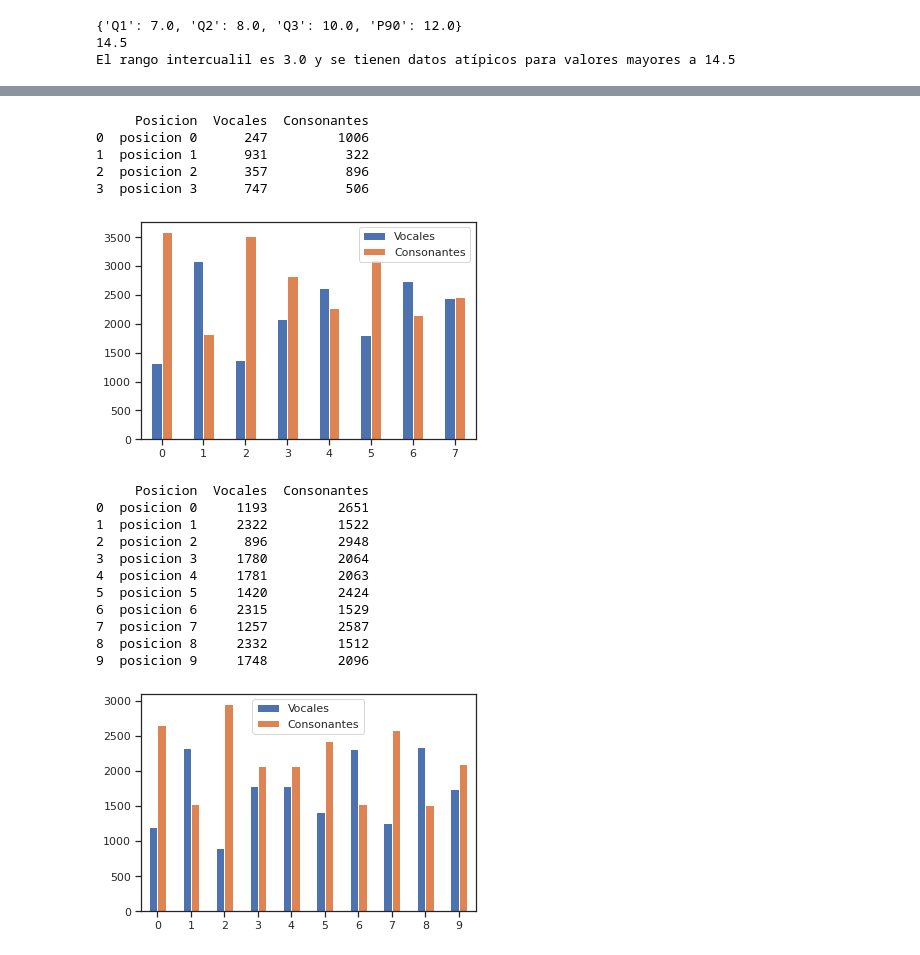
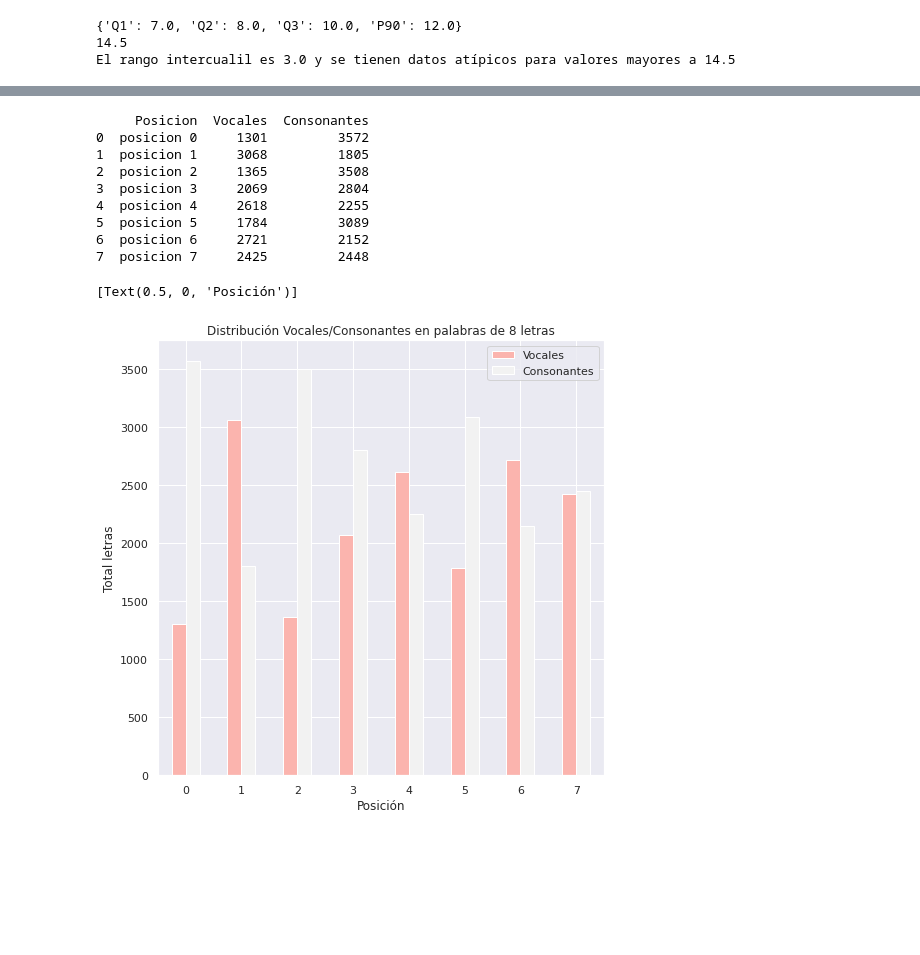
Before and after one commit to Ladangigo/WORDLE_Entendimiento_datos, a Jupyter notebook: Estadisticos.ipynb, the cells around one changed output, grey strips where cells are left out. Cells and saved outputs as stored; diff of their text form; code cells hidden in the pictures; blank space fills up the shorter version.

```diff
--- a/Estadisticos.ipynb
+++ b/Estadisticos.ipynb
@@ -11,7 +12,7 @@ import os
 # %% [markdown]
 Se realizan muestreos de cada fuente de información
 # %%
-with open('/content/Data/final_resume_file.txt', 'r',encoding="utf8") as raw_file:
+with open('/content/Data/final_cleanLauraV4.txt', 'r',encoding="utf8") as raw_file:
     archivo = raw_file.read()
 # %%
 final_resume_file = archivo.split(' ')
@@ -243,19 +446,20 @@ DF_wordInfo = pd.DataFrame(dictToDF_wordInfo)
 sns.set_theme(style="ticks")
 
 # Initialize the figure with a logarithmic x axis
-f, ax = plt.subplots(figsize=(27, 15))
+f, ax = plt.subplots(figsize=(15, 8))
 
 # Plot the orbital period with horizontal boxes
-sns.boxplot(x="Posicion", y="Letra", data=DF_letterPosition.sort_values('Letra'),
-            whis=[0, 100], width=.6, palette="vlag")
+sns.boxplot(x="Letra", y="Posicion", data=DF_letterPosition.sort_values('Letra'),
+            whis=[0, 100], width=.6, color='skyblue')
 
 # Add in points to show each observation
-sns.stripplot(x="Posicion", y="Letra", data=DF_letterPosition.sort_values('Letra'),
-              size=4, color=".3", linewidth=0)
+#sns.stripplot(x="Posicion", y="Letra", data=DF_letterPosition.sort_values('Letra'),size=4, color=".3", linewidth=0)
 
 # Tweak the visual presentation
 ax.xaxis.grid(True)
-ax.set(ylabel="")
-ax.set_title('Boxplot de letra en posición')
+ax.yaxis.grid(True)
+ax.set(ylabel="Posición")
+ax.set_title('Distribución de las letras en las posibles posiciones que puede tomar', fontsize=16)
+ax.set_yticks(np.arange(0, 26, step=2))
 sns.despine(trim=True, left=True)
 # %% [output]
@@ -366,7 +653,7 @@ print(Lon4)
 # %%
-
+sns.set_style("whitegrid", {'axes.grid' : True})
 sns.set_theme(style="ticks")
-barplot = Lon4.plot.bar(rot=0, colormap='Pastel2')
+barplot = Lon4.plot.bar(rot=0, colormap='Pastel2', figsize=(10,10))
 barplot.set_title('Distribución Vocales/Consonantes en palabras de 4 letras')
 barplot.set(ylabel="Total letras")
 barplot.set(xlabel="Posición")
@@ -375,0 +747,5 @@ barplot.set(xlabel="Posición")
+# %%
+sns.set(rc = {'figure.figsize':(8,7)})
+fig_1=sns.heatmap(pdfrecuenciasrelativas_NoAll, annot=True,cmap='Blues')
+fig_1.set_title('Probabilidad de tener una letra en determinada posición', fontsize=14)
+plt.yticks(rotation=0)
@@ -376,56 +758,34 @@ barplot.set(xlabel="Posición")
 # %%
+# sns.set_style("whitegrid", {'axes.grid' : True})
 groupedDF4 = createGroupedDF(8)
 
 
 def resumeGroupedDF(groupedDF):
   dictToDF = {'Posicion':[], 'Vocales': [], 'Consonantes': []}
   for column in groupedDF.columns[1:]:
     infoPos = groupedDF4[column].value_counts()
     dictToDF['Posicion'].append(column)
     dictToDF['Vocales'].append(infoPos[1])
     dictToDF['Consonantes'].append(infoPos[0])
 
   return pd.DataFrame(dictToDF)
 
 Lon8 = resumeGroupedDF(groupedDF4)
 
-print(Lon4)
-barplot = Lon8.plot.bar(rot=0)
+print(Lon8)
+barplot = Lon8.plot.bar(rot=0,colormap='Pastel1', figsize=(8,8))
+barplot.set_title('Distribución Vocales/Consonantes en palabras de 8 letras')
+barplot.set(ylabel="Total letras")
+barplot.set(xlabel="Posición")
 # %% [output]
      Posicion  Vocales  Consonantes
-0  posicion 0      247         1006
-1  posicion 1      931          322
-2  posicion 2      357          896
-3  posicion 3      747          506
+0  posicion 0     1301         3572
+1  posicion 1     3068         1805
+2  posicion 2     1365         3508
+3  posicion 3     2069         2804
+4  posicion 4     2618         2255
+5  posicion 5     1784         3089
+6  posicion 6     2721         2152
+7  posicion 7     2425         2448
+[Text(0.5, 0, 'Posición')]
-[figure, old version]
+[figure, new version]
-# %%
-groupedDF4 = createGroupedDF(10)
-
-
-def resumeGroupedDF(groupedDF):
-  dictToDF = {'Posicion':[], 'Vocales': [], 'Consonantes': []}
-  for column in groupedDF.columns[1:]:
-    infoPos = groupedDF4[column].value_counts()
-    dictToDF['Posicion'].append(column)
-    dictToDF['Vocales'].append(infoPos[1])
-    dictToDF['Consonantes'].append(infoPos[0])
-
-  return pd.DataFrame(dictToDF)
-
-Lon10 = resumeGroupedDF(groupedDF4)
-
-print(Lon10)
-barplot = Lon10.plot.bar(rot=0)
-# %% [output]
-     Posicion  Vocales  Consonantes
-0  posicion 0     1193         2651
-1  posicion 1     2322         1522
-2  posicion 2      896         2948
-3  posicion 3     1780         2064
-4  posicion 4     1781         2063
-5  posicion 5     1420         2424
-6  posicion 6     2315         1529
-7  posicion 7     1257         2587
-8  posicion 8     2332         1512
-9  posicion 9     1748         2096
-[figure, removed]
```
Also changed, not shown: parts of 95 cells of this notebook.
